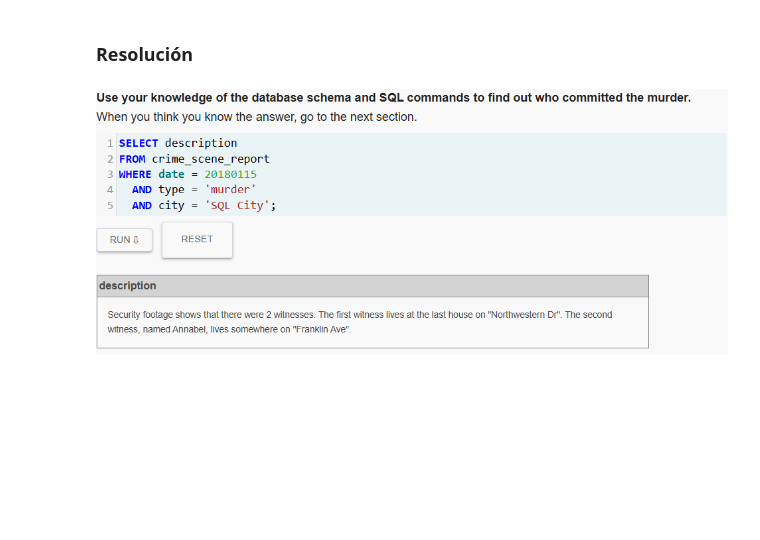
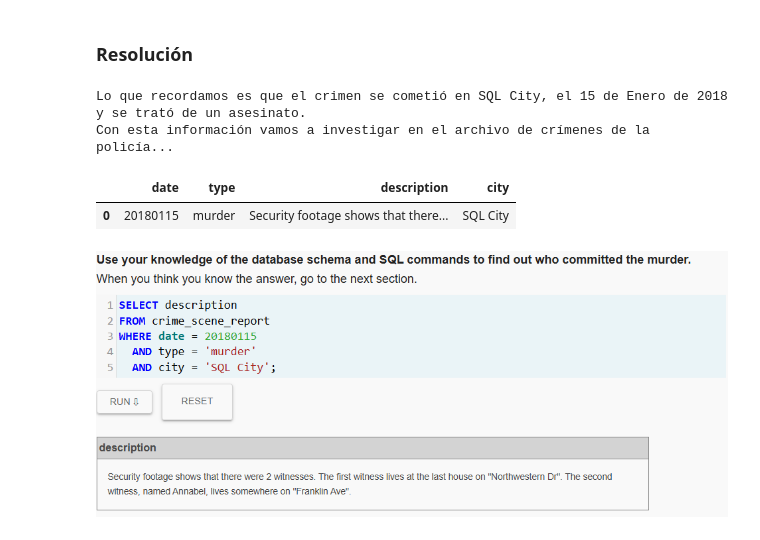
Before and after one commit to danmascarilla/Team-Challenge-2-SQL, a Jupyter notebook: Parte_I_SQL_Game.ipynb, the cells around one changed output. Drawn from its saved outputs; the diff is of its cells as text; code cells hidden in the pictures; blank space fills up the shorter version.

```diff
--- a/Parte_I_SQL_Game.ipynb
+++ b/Parte_I_SQL_Game.ipynb
@@ -44,3 +59,20 @@ La presentación de ambas partes no debe superar los **15 minutos** de duración
+# %%
+print("Lo que recordamos es que el crimen se cometió en SQL City, el 15 de Enero de 2018 y se trató de un asesinato.\n" \
+"Con esta información vamos a investigar en el archivo de crímenes de la policía...\n")
+city = "SQL City"
+fecha = 20180115
+tipo = "murder"
+table_crimes = "crime_scene_report"
+query = f'''SELECT * FROM {table_crimes}
+where date = {fecha} AND city LIKE "{city}" AND type LIKE "{tipo}"
+'''
+evento_df = from_query_to_df(query)
+evento_df
+# %% [output]
+Lo que recordamos es que el crimen se cometió en SQL City, el 15 de Enero de 2018 y se trató de un asesinato.
+Con esta información vamos a investigar en el archivo de crímenes de la policía...
+|  | date | type | description | city |
+| 0 | 20180115 | murder | Security footage shows that there... | SQL City |
 # %% [markdown]
 ![image.png](attachment:image.png)
 # %% [markdown]
```
Also changed, not shown: parts of 6 cells of this notebook, 1 other file.
